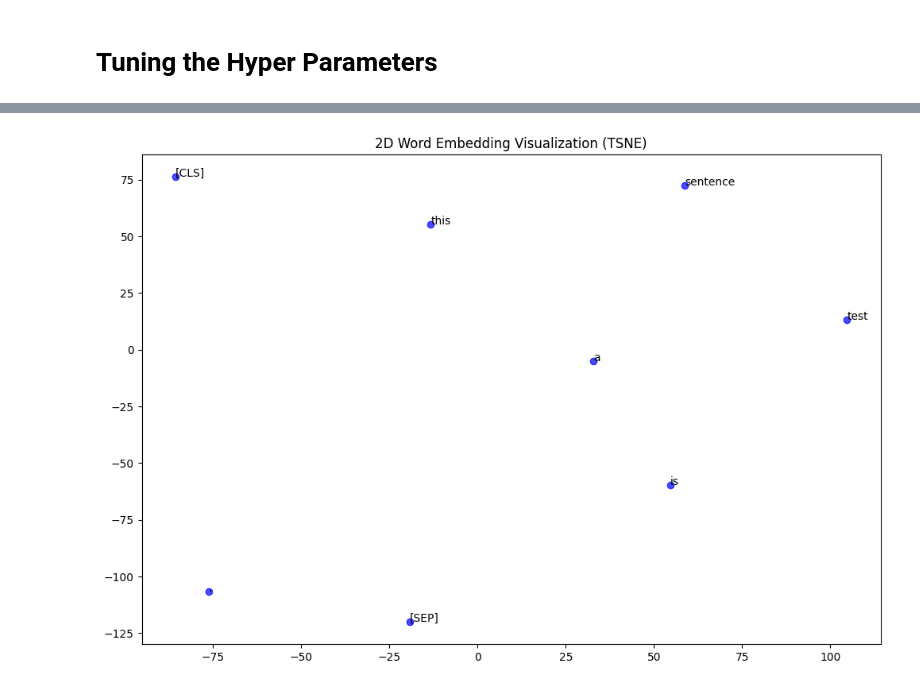
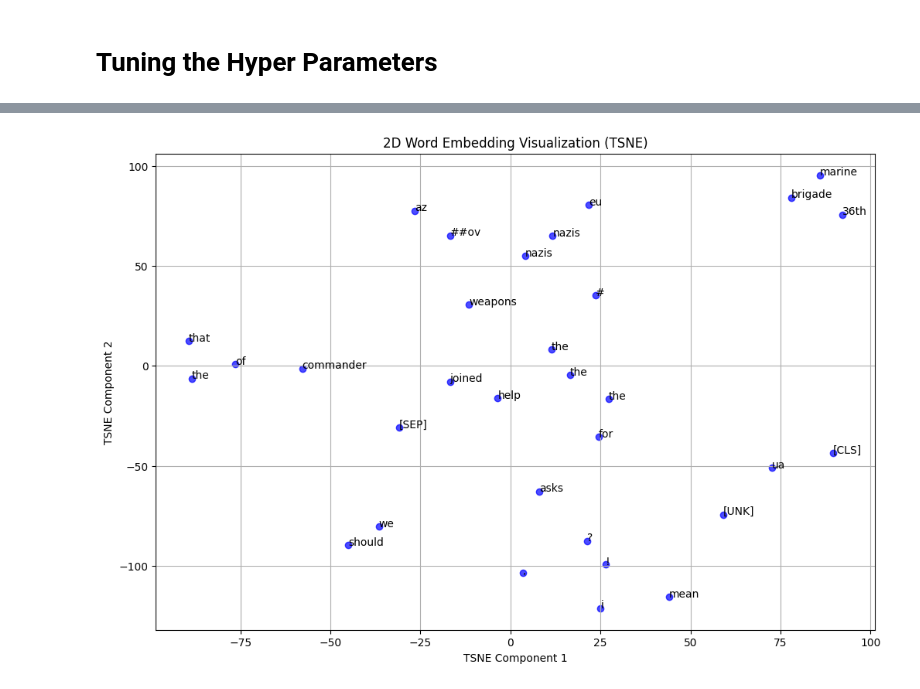
Before and after one commit to Susena-V/NLP_Misinformation, a Jupyter notebook: Final_BERT.ipynb, the cells around one changed output, grey strips where cells are left out. Cells and saved outputs as stored; diff of their text form; code cells hidden in the pictures.

Commit message:
Kaggle Notebook | NLP - Final BERT | Version 2

```diff
--- a/Final_BERT.ipynb
+++ b/Final_BERT.ipynb
@@ -617,0 +604,6 @@ Test size: 72
+# %%
+# Load pre-trained tokenizer and model
+tokenizer = BertTokenizer.from_pretrained('bert-base-uncased')
+model = BertForSequenceClassification.from_pretrained('bert-base-uncased', num_labels=len(set(y)), output_attentions=True)
+device = torch.device('cuda' if torch.cuda.is_available() else 'cpu')
+model.to(device)
@@ -815,24 +924,42 @@ def generate_word_embeddings(text, tokenizer, model, device='cpu'):
     return tokens, embeddings
 # %%
-def plot_word_embeddings(tokens, embeddings, reduction_method='tsne'):
-    from sklearn.decomposition import PCA
-    from sklearn.manifold import TSNE
+from sklearn.decomposition import PCA
+from sklearn.manifold import TSNE
+import matplotlib.pyplot as plt
 
+def plot_word_embeddings(tokens, embeddings, reduction_method='pca'):
+    # Step 1: Reduce dimensions to 2D
     if reduction_method == 'pca':
         reducer = PCA(n_components=2, random_state=42)
+        reduced_embeddings = reducer.fit_transform(embeddings)  # Shape: (num_tokens, 2)
     elif reduction_method == 'tsne':
         reducer = TSNE(n_components=2, random_state=42, perplexity=min(5, len(tokens) - 1))
-    reduced_embeddings = reducer.fit_transform(embeddings)
+        reduced_embeddings = reducer.fit_transform(embeddings)  # Shape: (num_tokens, 2)
+    else:
+        raise ValueError("Invalid reduction method. Choose 'pca' or 'tsne'.")
 
+    # Step 2: Plot the embeddings
     plt.figure(figsize=(12, 8))
     plt.scatter(reduced_embeddings[:, 0], reduced_embeddings[:, 1], color='blue', alpha=0.7)
+
+    # Annotate each point with its token
     for i, token in enumerate(tokens):
         plt.annotate(token, (reduced_embeddings[i, 0], reduced_embeddings[i, 1]), fontsize=10)
-    plt.title(f"2D Word Embedding Visualization ({reduction_method.upper()})")
+
+    plt.xlabel(f'{reduction_method.upper()} Component 1')
+    plt.ylabel(f'{reduction_method.upper()} Component 2')
+    plt.title(f'2D Word Embedding Visualization ({reduction_method.upper()})')
+    plt.grid()
     plt.show()
-
-# Example usage
-tokens, embeddings = generate_word_embeddings("This is a test sentence.", tokenizer, model, device=device)
-plot_word_embeddings(tokens, embeddings, reduction_method='tsne')
-# %% [output]
-[figure, removed]
+# %%
+# Example sentence
+sentence = """UA commander of the 36th Marine brigade that joined the #Azov Nazis asks the EU for weapons!
+I mean, we should help the Nazis?😳😮😱"""
+
+# Generate word embeddings
+tokens, embeddings = generate_word_embeddings(sentence, tokenizer, hyperparam_finetuned_model, device=device)
+
+# Plot embeddings
+plot_word_embeddings(tokens, embeddings, reduction_method='tsne')  # Use 'pca' or 'tsne'
+# %% [output]
+[figure, added]
```
Also changed, not shown: parts of 21 cells of this notebook.
